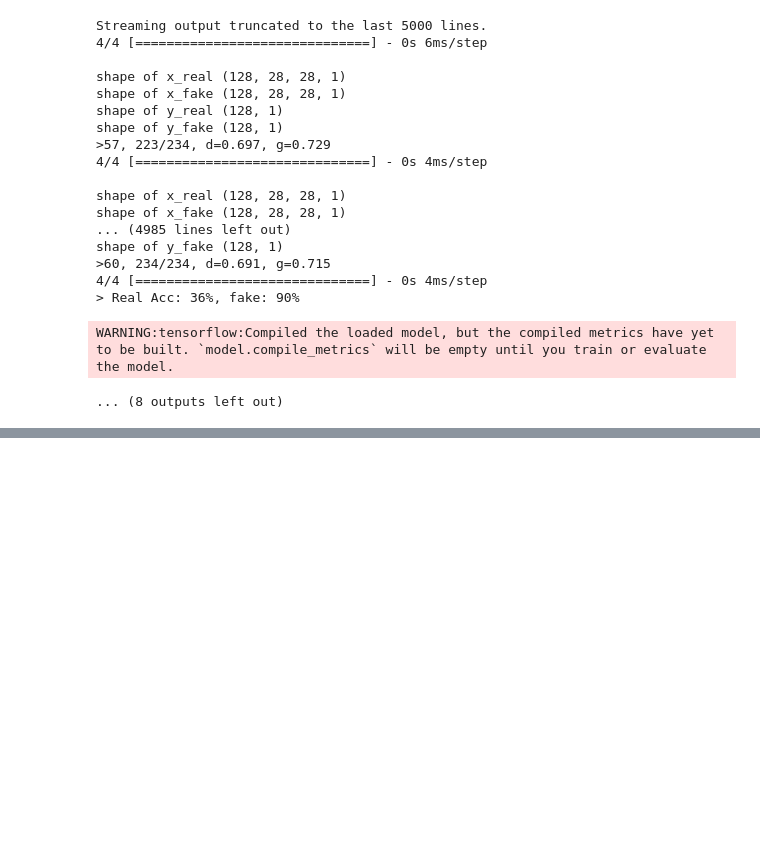
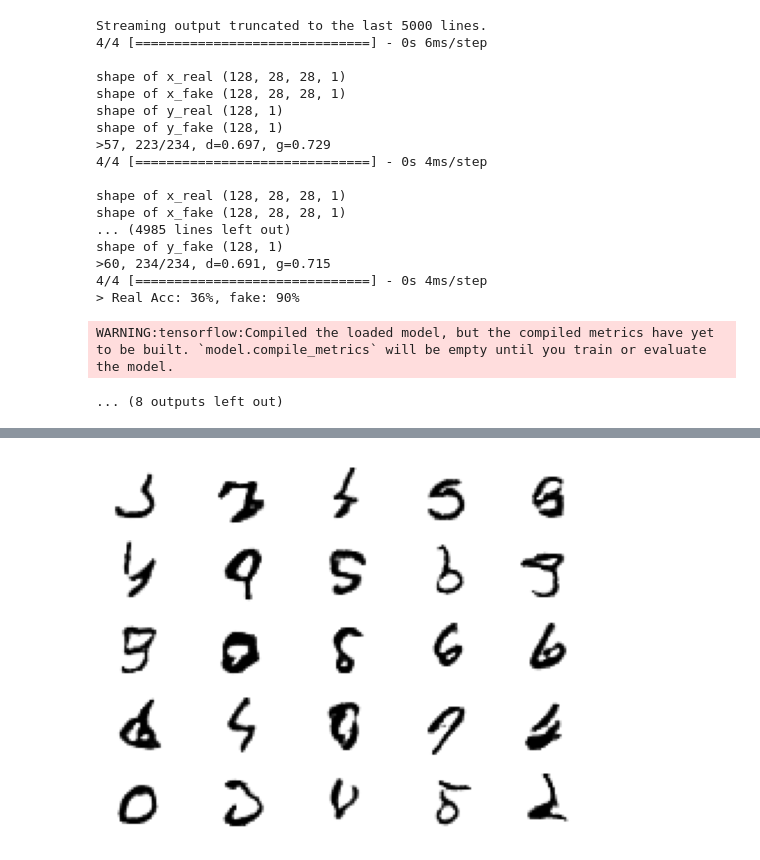
Before and after one commit to MehniLozo/some_gan, a Jupyter notebook: handwritten/Hand_written_basic_GAN.ipynb, the cells around one changed output, grey strips where cells are left out. Cells and saved outputs as stored; diff of their text form; code cells hidden in the pictures; blank space fills up the shorter version.

Commit message:
putting the model into action

```diff
--- a/handwritten/Hand_written_basic_GAN.ipynb
+++ b/handwritten/Hand_written_basic_GAN.ipynb
@@ -231,3 +231,19 @@ shape of y_fake (128, 1)
 > Real Acc: 36%, fake: 90%
 WARNING:tensorflow:Compiled the loaded model, but the compiled metrics have yet to be built. `model.compile_metrics` will be empty until you train or evaluate the model.
 ... (8 outputs left out)
+# %%
+from keras.models import load_model
+
+
+def plot_save_v2(ex,n):
+  for i in range(n*n):
+    pyplot.subplot(n,n,1+i)
+    pyplot.axis('off')
+    pyplot.imshow(ex[i, :, :, 0],cmap = 'gray_r')
+  pyplot.show()
+
+model = load_model('generator_model_100.h5')
+latent_points = latent_gen(100, 25)
+X = model.predict(latent_points)
+plot_save_v2(X, 5)
+# %% [output]
@@ -233,0 +253 @@ WARNING:tensorflow:Compiled the loaded model, but the compiled metrics have yet
+[figure, added]
```
Also changed, not shown: parts of 1 cell of this notebook.
